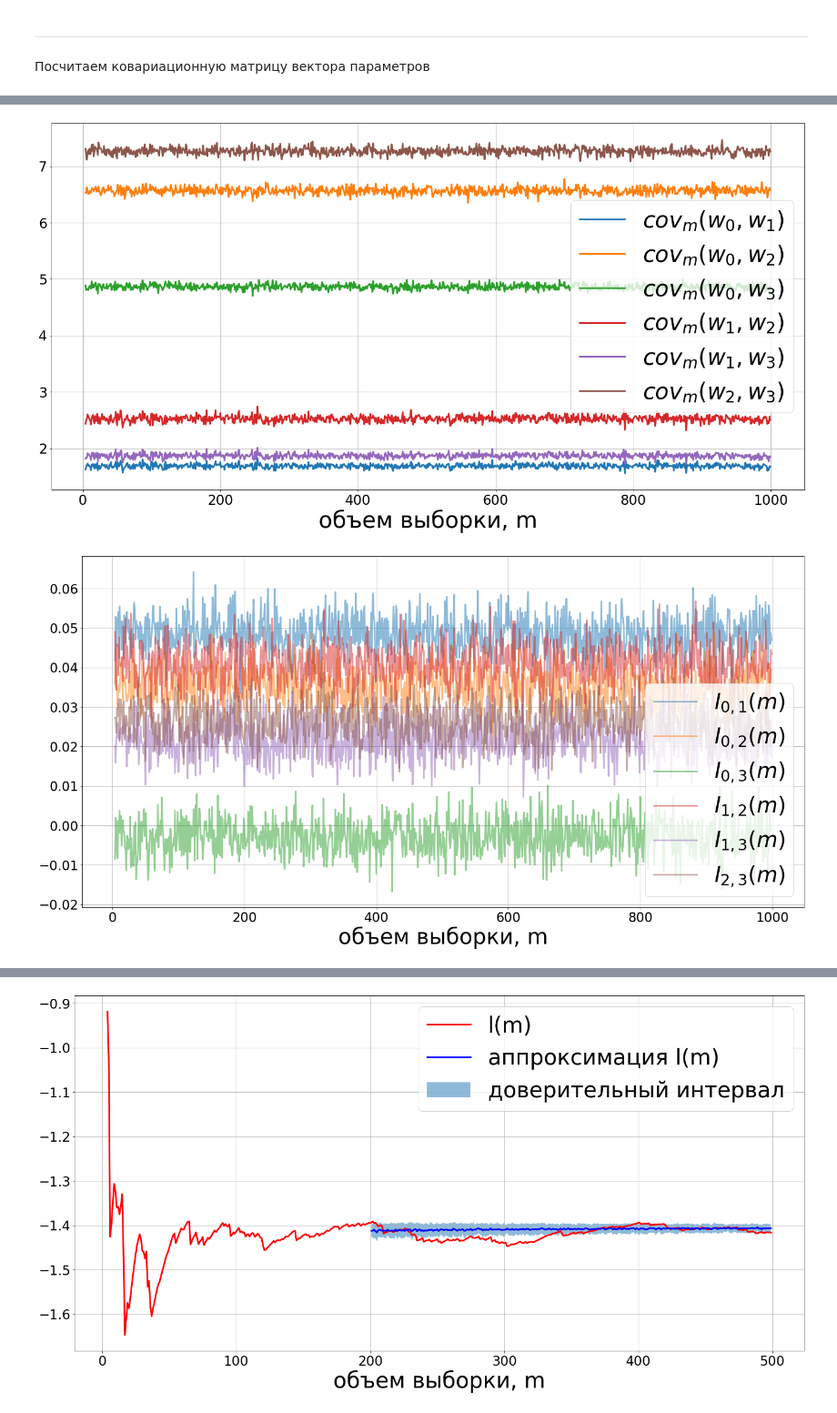
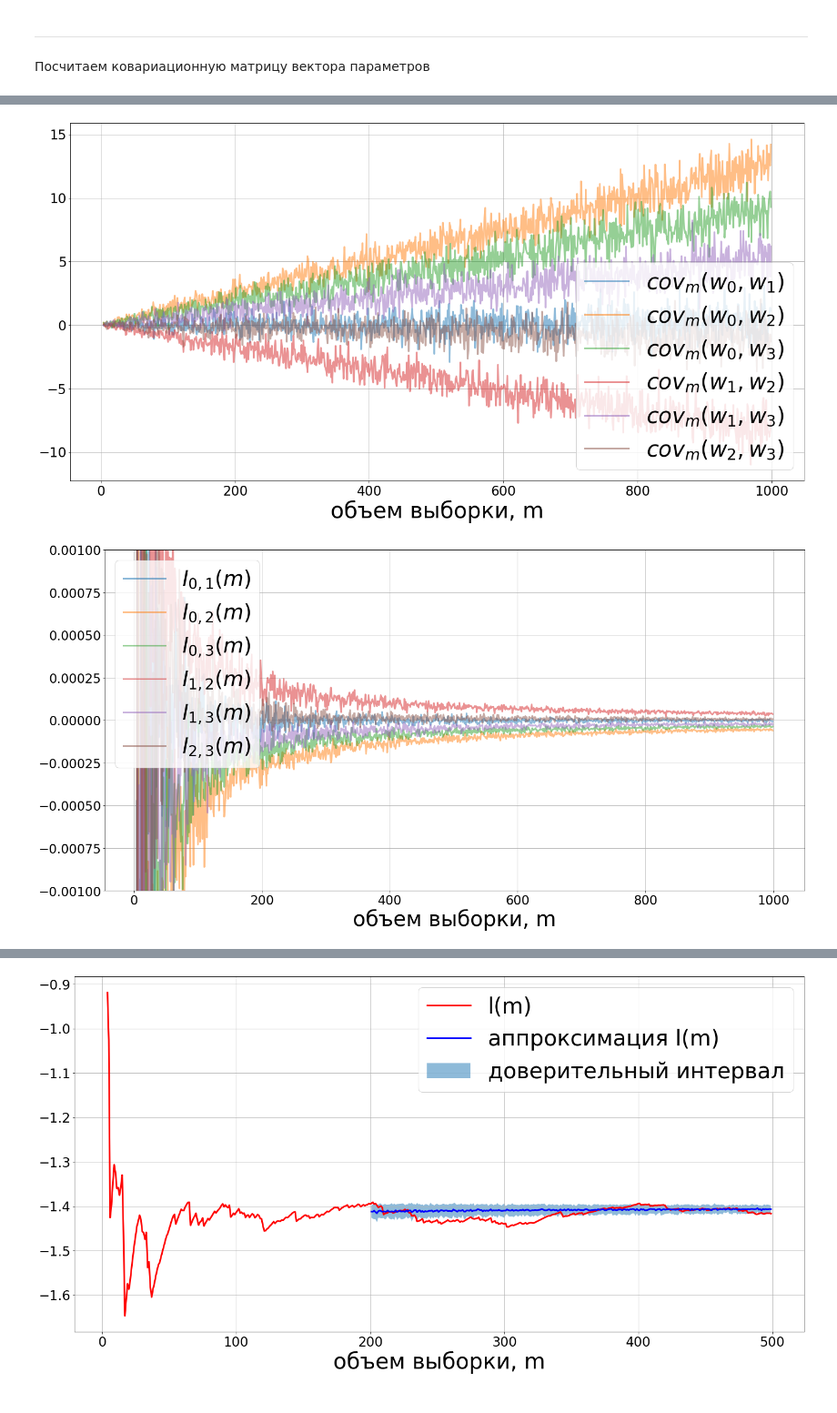
Before and after one commit to Intelligent-Systems-Phystech/2019-Project-44, a Jupyter notebook: code/synthetic.ipynb, the cells around one changed output, grey strips where cells are left out. Shown at 91% size. Drawn from its saved outputs; the diff is of its cells as text; code cells hidden in the pictures.

```diff
--- a/code/synthetic.ipynb
+++ b/code/synthetic.ipynb
@@ -93,50 +93,70 @@ I = []
 
 for m in tqdm(range(4, M)):
 
+    ans = []
     W = []
-    ans = []
 
     for i in range(bootstrap_num_iter):
-        idx = np.random.choice(M, size=m_0)
+        idx = np.random.choice(M, size=m)
 
         X_m = X[idx]
         y_m = y[idx]
 
-        W.append(ut.get_params(X_m, y_m))
+        w_hat = ut.get_params(X_m, y_m)
 
         model = statmodel(y_m, X_m)
-        ans.append((-model.hessian_fixed(w_hat) / X_m.shape[0]))
+        ans.append((-model.hessian_fixed(w_hat)))
+        W.append(w_hat.T @ w_hat / n)
+#         W.append(w_hat)
 
     W = np.asarray(W)
+    ans = np.asarray(ans)
 
-    cov.append((W.T @ W) / n)
+#     W -= np.mean(W, axis=0)
+#     cov.append(W.T @ W / n / m)
+    cov.append(np.mean(ans / n, axis=0))
+
     I.append(np.linalg.inv(np.mean(ans, axis=0)))
 
 cov = np.asarray(cov)
 I = np.asarray(I)
 
 for i in range(cov.shape[0]):
     for j in range(i + 1, cov.shape[1]):
-        plt.plot(np.arange(4, M), cov[:, i, j], label='$cov_m(w_{}, w_{})$'.format(i, j))
+        plt.plot(np.arange(4, M), cov[:, i, j], alpha=0.5, label='$cov_m(w_{}, w_{})$'.format(i, j))
 
 
 plt.xlabel('объем выборки, m')
 plt.legend()
 plt.grid()
 plt.savefig('../data/pics/synthetic_W.pdf', format='pdf')
 plt.show()
 
 for i in range(cov.shape[0]):
     for j in range(i + 1, cov.shape[1]):
         plt.plot(np.arange(4, M), I[:, i, j], alpha=0.5, label='$I_{%d, %d}(m)$' % (i, j))
 
 
 plt.xlabel('объем выборки, m')
 plt.legend()
 plt.grid()
-plt.savefig('../data/pics/synthetic_I.pdf', format='pdf')
+plt.ylim((-0.001, 0.001))
+# plt.savefig('../data/pics/synthetic_I.pdf', format='pdf')
 plt.show()
+
+I_inv = np.asarray([np.linalg.inv(I[i]) for i in range(I.shape[0])])
+
+for i in range(cov.shape[0]):
+    for j in range(i + 1, cov.shape[1]):
+        plt.plot(np.arange(4, M), I_inv[:, i, j], alpha=0.5, label='$I^{-1}_{%d, %d}(m)$' % (i, j))
+
+
+plt.xlabel('объем выборки, m')
+plt.legend()
+plt.grid()
+#plt.savefig('../data/pics/synthetic_I.pdf', format='pdf')
+plt.show()
 # %% [output]
 [interactive output not drawn]
-[figure, old version]
+[figure, new version]
-[figure, old version]
+[figure, new version]
```
Also changed, not shown: parts of 6 cells of this notebook, 11 other files.
